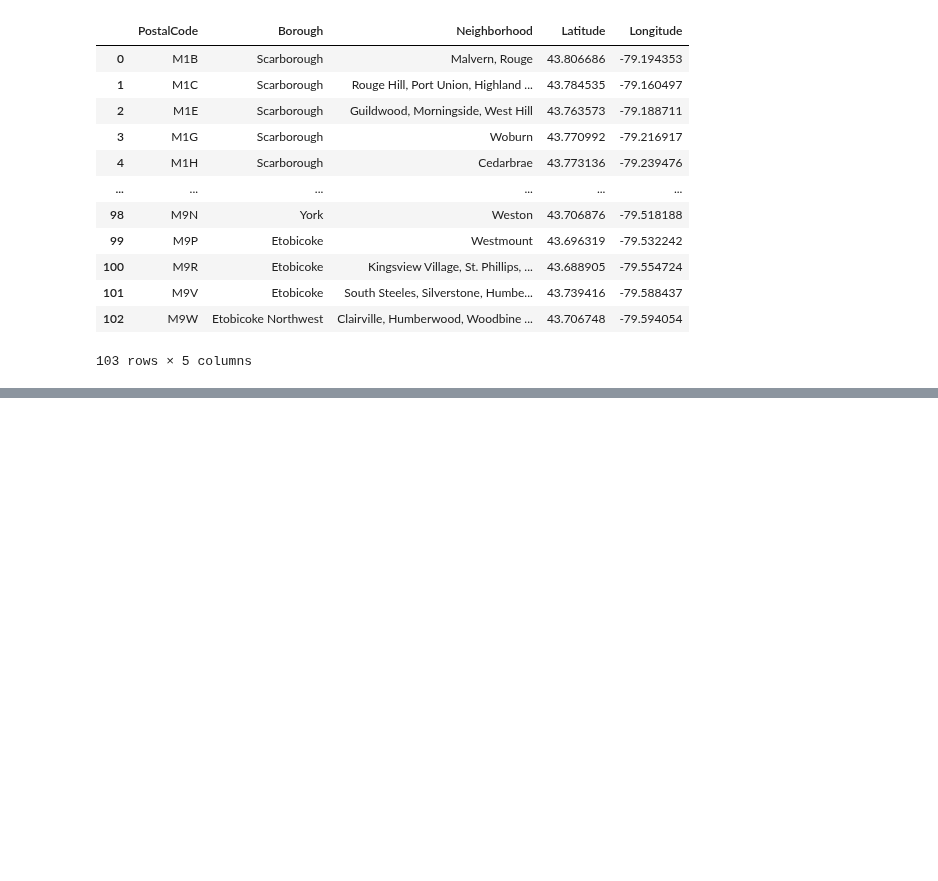
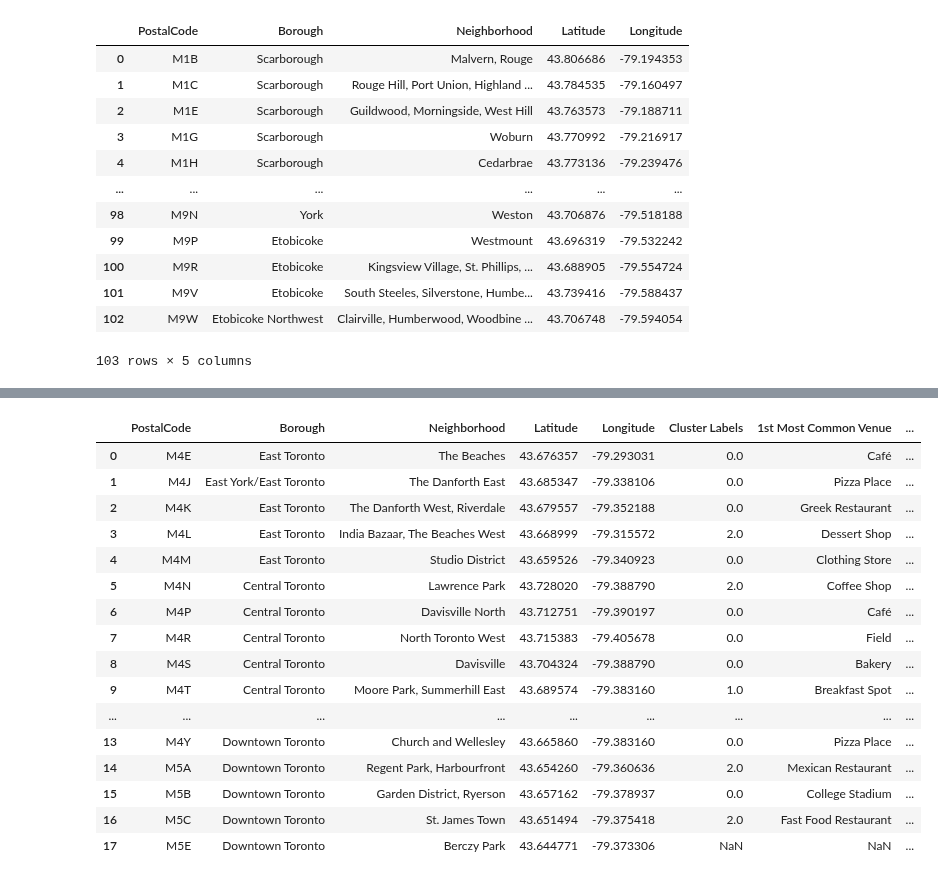
Before and after one commit to shivashamloo/Data-Science-Capstone, a Jupyter notebook: toronto clustering.ipynb, the cells around one changed output, grey strips where cells are left out. Saved outputs shown, nothing was run; the diff lists cells and outputs as text; code cells hidden in the pictures; blank space fills up the shorter version.

Commit message:
Published from Watson Studio.

```diff
--- a/toronto clustering.ipynb
+++ b/toronto clustering.ipynb
@@ -81,0 +196,6 @@ result
+# %%
+def return_most_common_venues(row, num_top_venues):
+    row_categories = row.iloc[1:]
+    row_categories_sorted = row_categories.sort_values(ascending=False)
+
+    return row_categories_sorted.index.values[0:num_top_venues]
@@ -81,0 +245,12 @@ result
+# %%
+
+# set number of clusters
+kclusters = 10
+
+tr_grouped_clustering = tr_grouped.drop('Neighborhood', 1)
+
+# run k-means clustering
+kmeans = KMeans(n_clusters=kclusters, random_state=0).fit(tr_grouped_clustering)
+
+# check cluster labels generated for each row in the dataframe
+kmeans.labels_[0:18]
@@ -81,0 +259,7 @@ result
+# %%
+
+# add clustering labels
+neighborhoods_venues_sorted.drop(['Cluster Labels'] , 1 , inplace= True)
+
+neighborhoods_venues_sorted.insert(0, 'Cluster Labels', kmeans.labels_)
+neighborhoods_venues_sorted.head(18)
@@ -81,0 +286,4 @@ result
+# %%
+
+tdata = toronto_data[toronto_data['Borough'].str.find('Toronto') != -1].reset_index(drop=True)
+tdata.head()
@@ -81,0 +297,27 @@ result
+# %%
+# add clustering labels
+#neighborhoods_venues_sorted.insert(0, 'Cluster Labels', kmeans.labels_)
+
+tr_merged = tdata
+
+# merge toronto_grouped with toronto_data to add latitude/longitude for each neighborhood
+tr_merged = tr_merged.join(neighborhoods_venues_sorted.set_index('Neighborhood'), on='Neighborhood')
+tr_merged.head(18)
+# %% [output]
+|  | PostalCode | Borough | Neighborhood | Latitude | Longitude | Cluster Labels | 1st Most Common Venue | ... |
+| 0 | M4E | East Toronto | The Beaches | 43.676357 | -79.293031 | 0.0 | Café | ... |
+| 1 | M4J | East York/East Toronto | The Danforth East | 43.685347 | -79.338106 | 0.0 | Pizza Place | ... |
+| 2 | M4K | East Toronto | The Danforth West, Riverdale | 43.679557 | -79.352188 | 0.0 | Greek Restaurant | ... |
+| 3 | M4L | East Toronto | India Bazaar, The Beaches West | 43.668999 | -79.315572 | 2.0 | Dessert Shop | ... |
+| 4 | M4M | East Toronto | Studio District | 43.659526 | -79.340923 | 0.0 | Clothing Store | ... |
+| 5 | M4N | Central Toronto | Lawrence Park | 43.728020 | -79.388790 | 2.0 | Coffee Shop | ... |
+| 6 | M4P | Central Toronto | Davisville North | 43.712751 | -79.390197 | 0.0 | Café | ... |
+| 7 | M4R | Central Toronto | North Toronto West | 43.715383 | -79.405678 | 0.0 | Field | ... |
+| 8 | M4S | Central Toronto | Davisville | 43.704324 | -79.388790 | 0.0 | Bakery | ... |
+| 9 | M4T | Central Toronto | Moore Park, Summerhill East | 43.689574 | -79.383160 | 1.0 | Breakfast Spot | ... |
+| ... | ... | ... | ... | ... | ... | ... | ... | ... |
+| 13 | M4Y | Downtown Toronto | Church and Wellesley | 43.665860 | -79.383160 | 0.0 | Pizza Place | ... |
+| 14 | M5A | Downtown Toronto | Regent Park, Harbourfront | 43.654260 | -79.360636 | 2.0 | Mexican Restaurant | ... |
+| 15 | M5B | Downtown Toronto | Garden District, Ryerson | 43.657162 | -79.378937 | 0.0 | College Stadium | ... |
+| 16 | M5C | Downtown Toronto | St. James Town | 43.651494 | -79.375418 | 2.0 | Fast Food Restaurant | ... |
+| 17 | M5E | Downtown Toronto | Berczy Park | 43.644771 | -79.373306 | NaN | NaN | ... |
```
Also changed, not shown: parts of 32 cells of this notebook.
